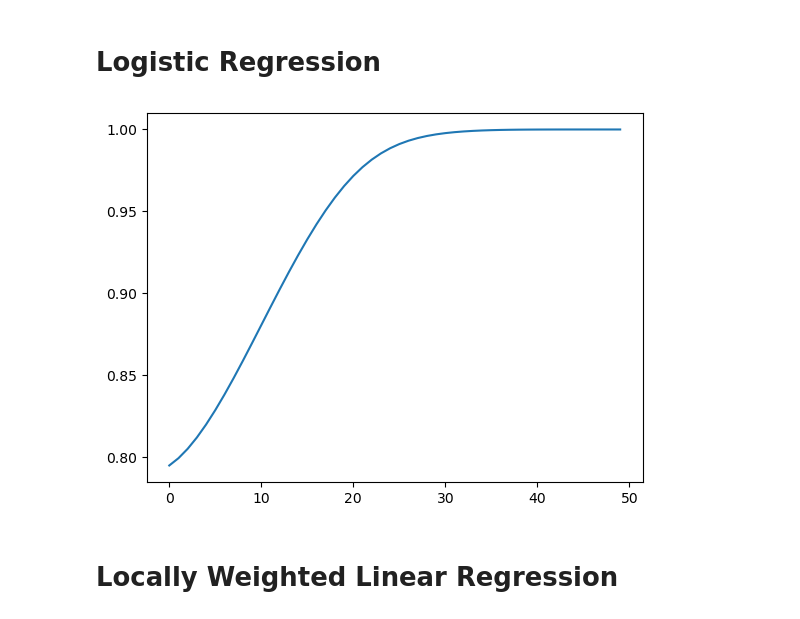
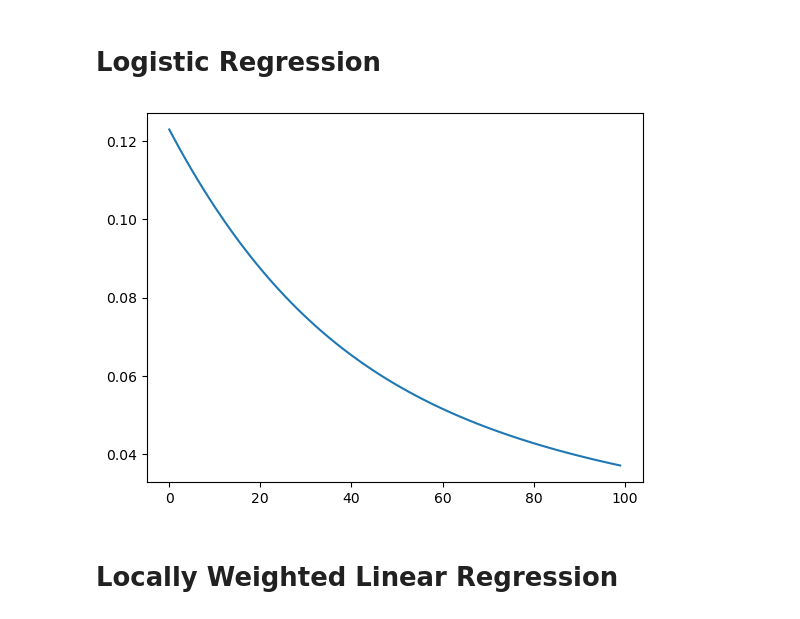
Before and after one commit to gabisartori/ine5664, a Jupyter notebook: aula-1/main.ipynb, the cells around one changed output. Saved outputs shown, nothing was run; the diff lists cells and outputs as text; code cells hidden in the pictures.

Commit message:
Logistic Regression is... working.... I think

```diff
--- a/aula-1/main.ipynb
+++ b/aula-1/main.ipynb
@@ -187,7 +187,7 @@ class LogisticRegression:
     return np.sum((output-expected)**2)/2
 
   @classmethod
-  def sigmoid(cls, x): return 1/(1+np.exp(-x**2))
+  def sigmoid(cls, x): return 1/(1+np.exp(-x))
 
   @classmethod
   def sigmoid_prime(cls, x): return LogisticRegression.sigmoid(x)*(1-LogisticRegression.sigmoid(x))
@@ -221,10 +221,13 @@ class LogisticRegression:
     loss /= len(test_x)
     print(f"Tested loss: {loss}")
 # %%
-model = LogisticRegression(train_x.shape[1])
-model.fit(train_x, train_y, plot=True, training_step=0.1, epochs=50)
+model = LogisticRegression(1)
+logistic_x = np.array([np.array([n]) for n in range(-2, 8)])
+logistic_y = np.zeros(100)
+logistic_y[5:] = 1
+model.fit(logistic_x, logistic_y, plot=True, training_step=0.1, epochs=100)
 # %% [output]
-[figure, old version]
+[figure, new version]
 # %% [markdown]
 # Locally Weighted Linear Regression
 # %%
```
Also changed, not shown: parts of 3 cells of this notebook.
